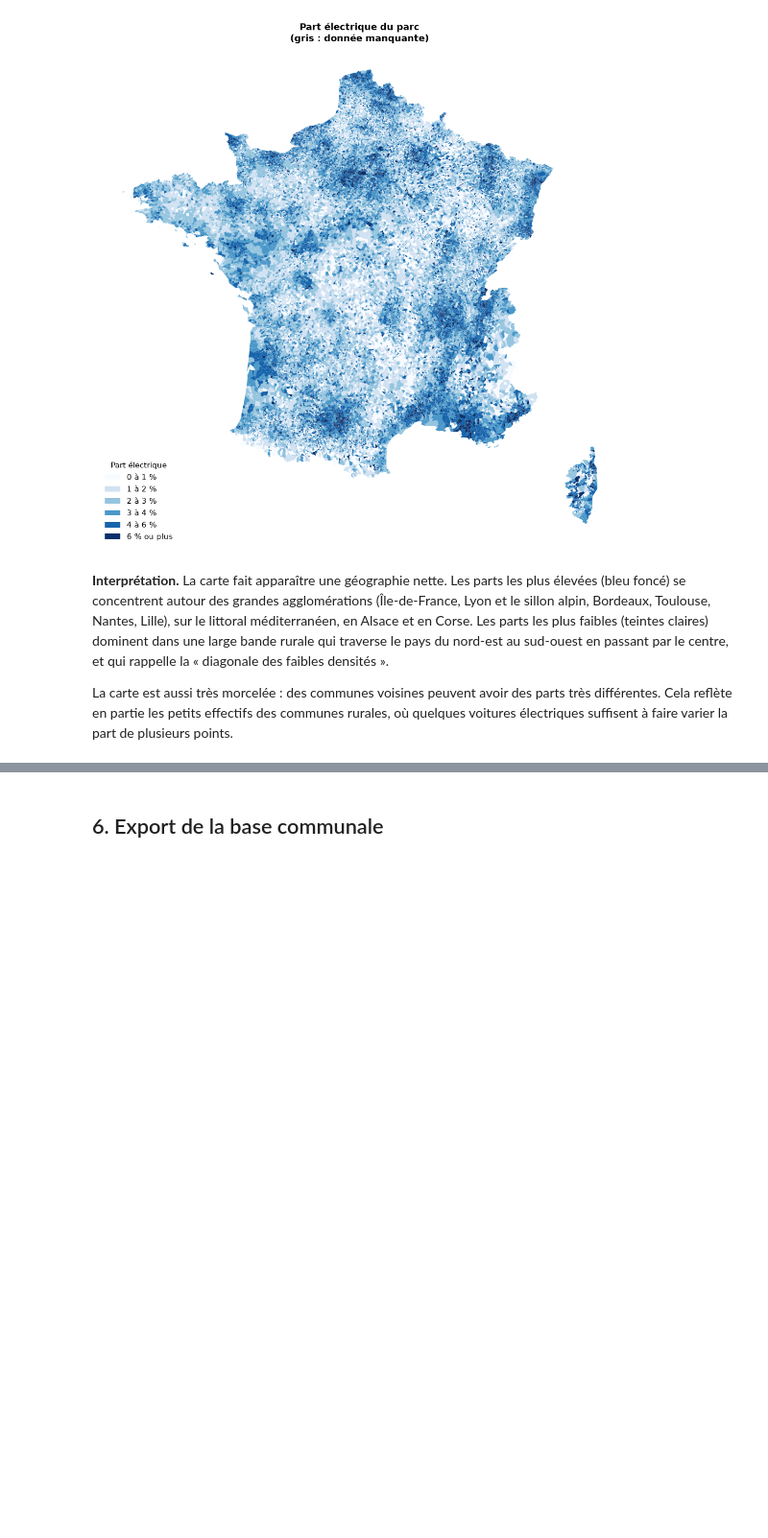
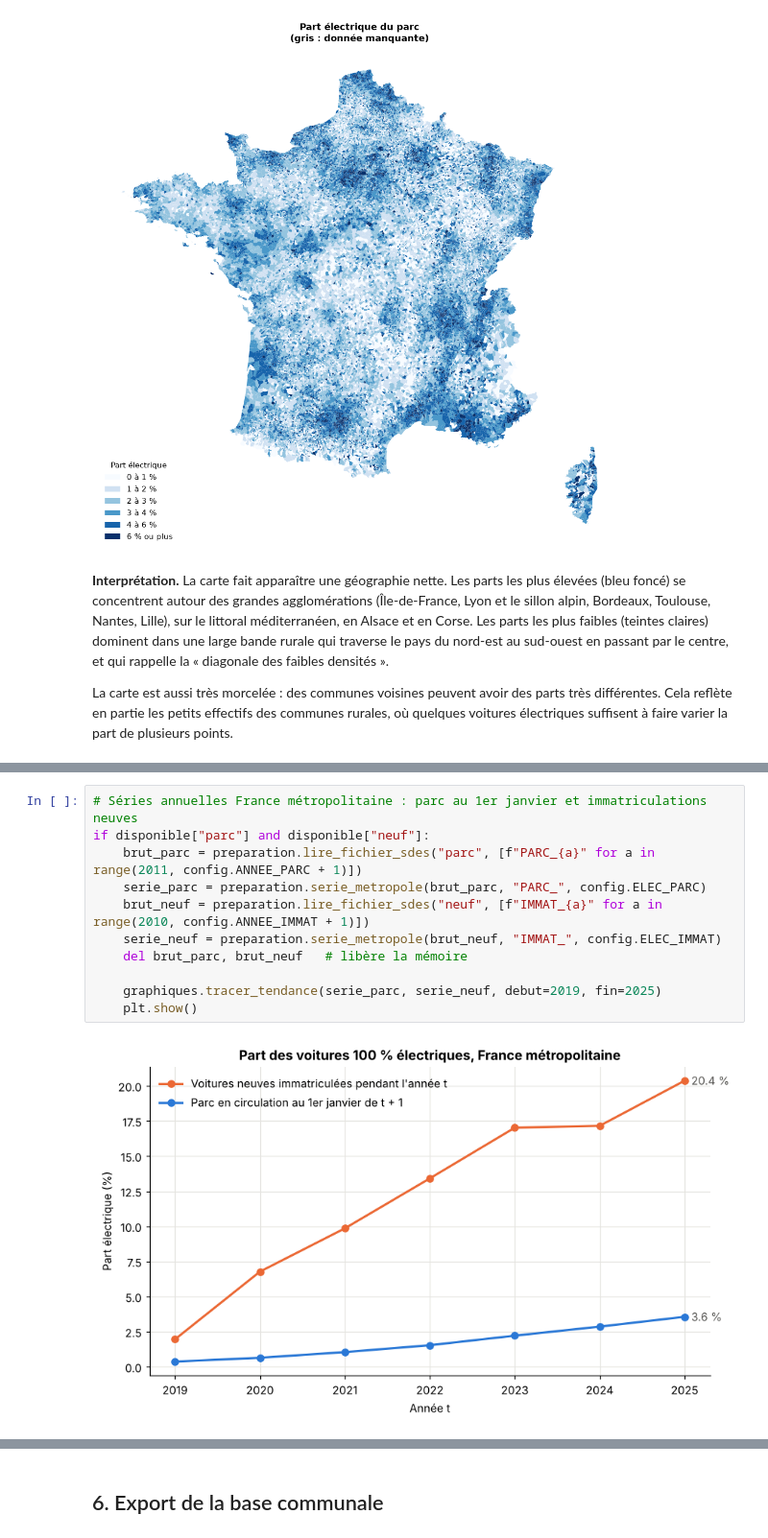
Before and after one commit to nathanbouchema-creator/projet-voiture-electrique, a Jupyter notebook: notebook.ipynb, the cells around one changed output, grey strips where cells are left out. Shown at 96% size. Saved outputs shown, nothing was run; the diff lists cells and outputs as text; blank space fills up the shorter version.

Commit message:
Analyses complémentaires : marché du neuf, croisement revenu × territoire, gares

```diff
--- a/notebook.ipynb
+++ b/notebook.ipynb
@@ -346,0 +358,13 @@ La carte est aussi très morcelée : des communes voisines peuvent avoir des par
+# %%
+# Séries annuelles France métropolitaine : parc au 1er janvier et immatriculations neuves
+if disponible["parc"] and disponible["neuf"]:
+    brut_parc = preparation.lire_fichier_sdes("parc", [f"PARC_{a}" for a in range(2011, config.ANNEE_PARC + 1)])
+    serie_parc = preparation.serie_metropole(brut_parc, "PARC_", config.ELEC_PARC)
+    brut_neuf = preparation.lire_fichier_sdes("neuf", [f"IMMAT_{a}" for a in range(2010, config.ANNEE_IMMAT + 1)])
+    serie_neuf = preparation.serie_metropole(brut_neuf, "IMMAT_", config.ELEC_IMMAT)
+    del brut_parc, brut_neuf   # libère la mémoire
+
+    graphiques.tracer_tendance(serie_parc, serie_neuf, debut=2019, fin=2025)
+    plt.show()
+# %% [output]
+[figure, added]
```
Also changed, not shown: parts of 18 cells of this notebook.
